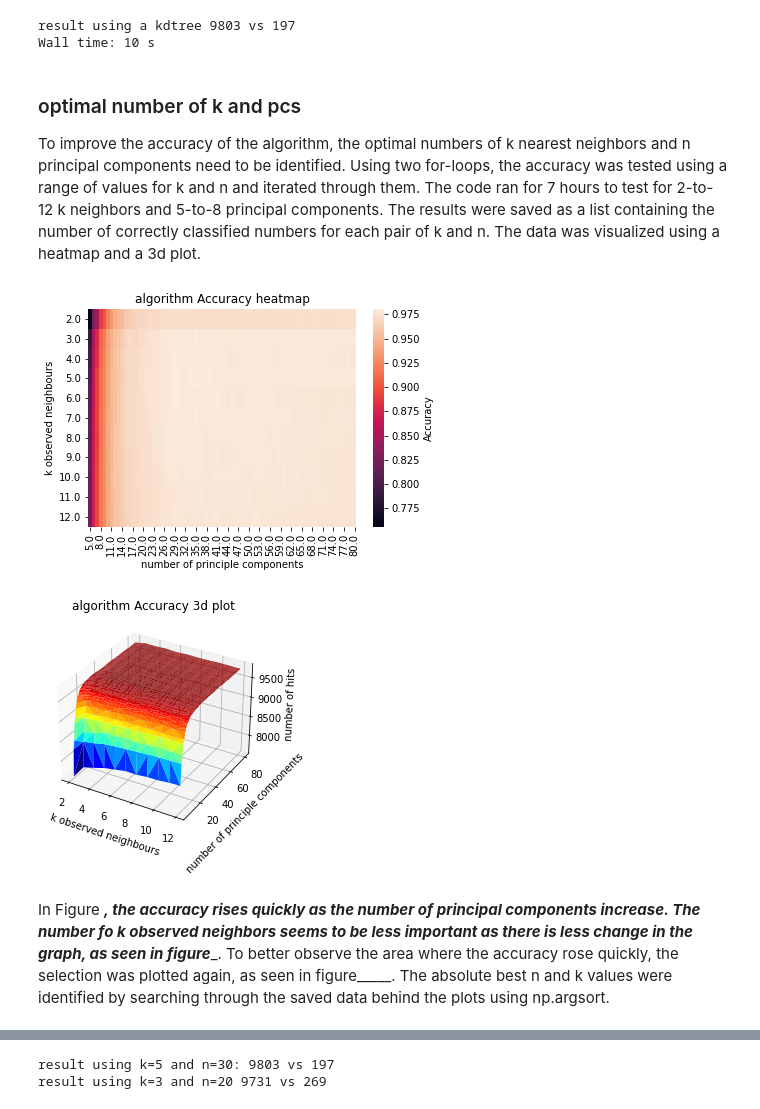
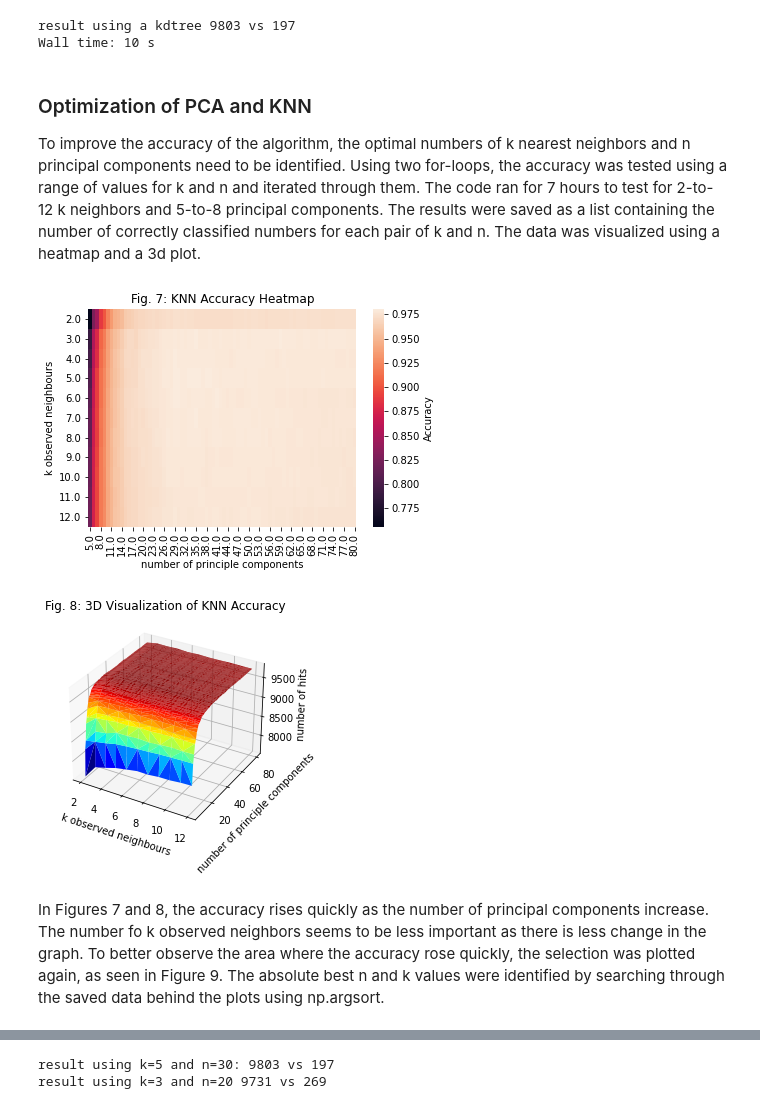
Before and after one commit to datascience-mobi/2021-topic-04-team-02, a Jupyter notebook: project report.ipynb, the cells around one changed output, grey strips where cells are left out. Drawn from its saved outputs; the diff is of its cells as text; code cells hidden in the pictures.

```diff
--- a/project report.ipynb
+++ b/project report.ipynb
@@ -374,18 +376,18 @@ result using a kdtree 9803 vs 197
 Wall time: 10 s
 # %% [markdown]
 
-### optimal number of k and pcs
+### Optimization of PCA and KNN
 To improve the accuracy of the algorithm, the optimal numbers of k nearest neighbors and n principal components need to be identified. Using two for-loops, the accuracy was tested using a range of values for k and n and iterated through them. The code ran for 7 hours to test for 2-to-12 k neighbors and 5-to-8 principal components.
 The results were saved as a list containing the number of correctly classified numbers for each pair of k and n. The data was visualized using a heatmap and a 3d plot.
 # %%
 #normal-mnist:
-vis_knn.knn_heatmap("data/visualize_knn_mnist.npy",dropped_rows=[],dropped_columns = [],figure_title="algorithm Accuracy heatmap")
-vis_knn.knn_3dplot("data/visualize_knn_mnist.npy",figure_title="algorithm Accuracy 3d plot")
+vis_knn.knn_heatmap("data/visualize_knn_mnist.npy",dropped_rows=[],dropped_columns = [],figure_title="Fig. 7: KNN Accuracy Heatmap")
+vis_knn.knn_3dplot("data/visualize_knn_mnist.npy",figure_title="Fig. 8: 3D Visualization of KNN Accuracy")
 # %% [output]
-[figure, old version]
+[figure, new version]
-[figure, old version]
+[figure, new version]
 # %% [markdown]
-In Figure ___, the accuracy rises quickly as the number of principal components increase.
-The number fo k observed neighbors seems to be less important as there is less change in the graph, as seen in figure____.  To better observe the area where the accuracy rose quickly, the selection was plotted again, as seen in figure_____.
+In Figures 7 and 8, the accuracy rises quickly as the number of principal components increase.
+The number fo k observed neighbors seems to be less important as there is less change in the graph.  To better observe the area where the accuracy rose quickly, the selection was plotted again, as seen in Figure 9.
 The absolute best n and k values were identified by searching through the saved data behind the plots using np.argsort.
 # %%
```
Also changed, not shown: parts of 47 cells of this notebook, 2 other files.
